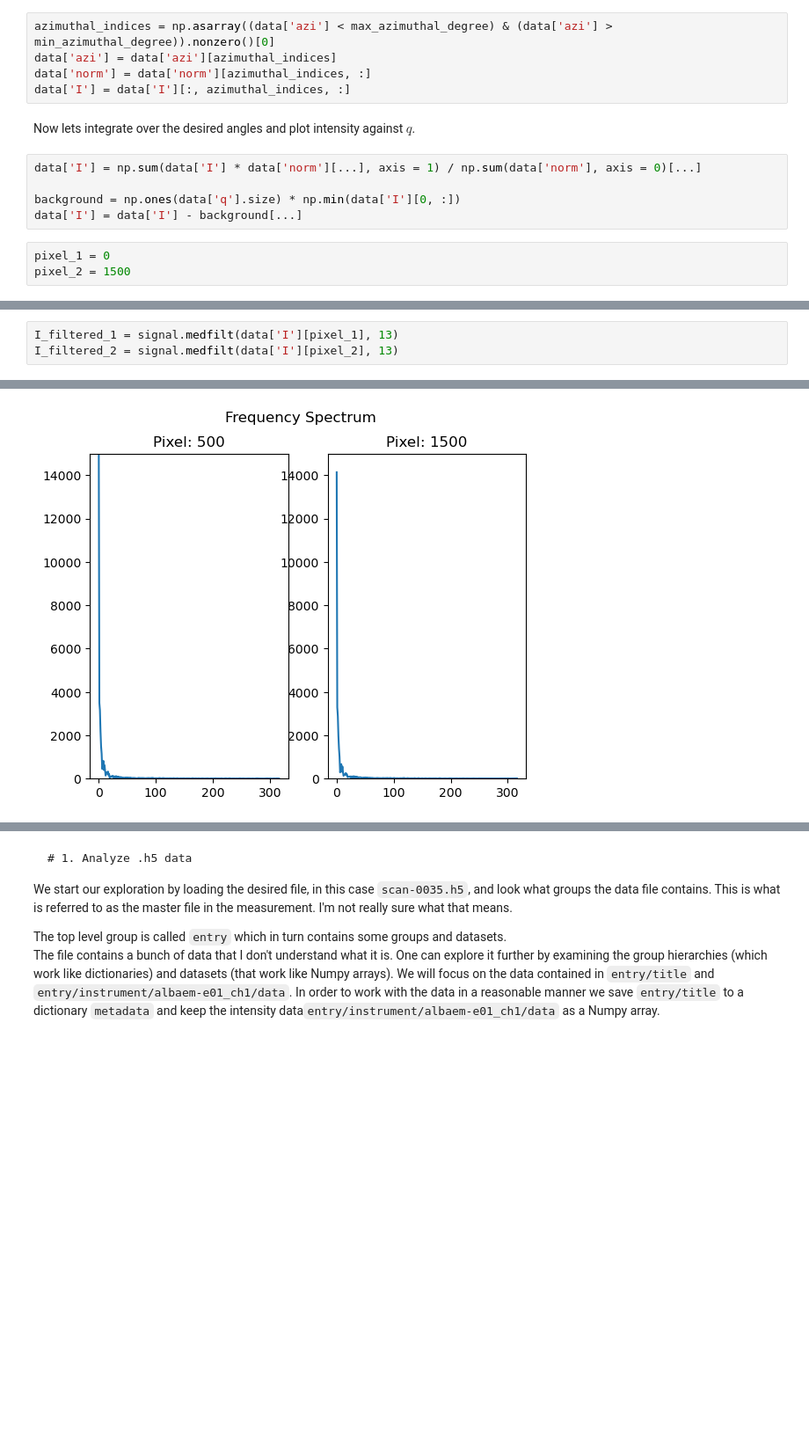
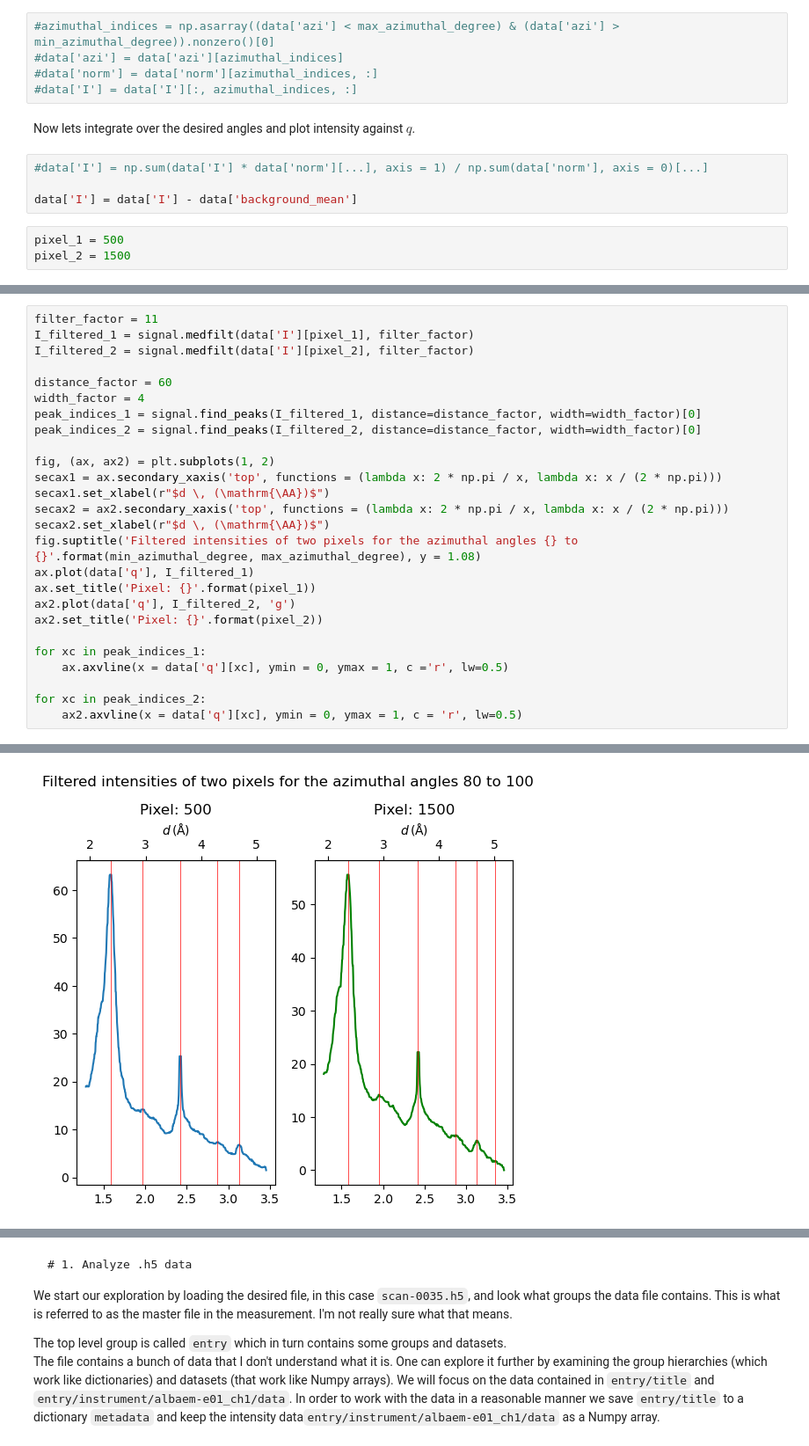
Before and after one commit to J-Holger/MVE386, a Jupyter notebook: chalmers/holger.ipynb, the cells around one changed output, grey strips where cells are left out. Shown at 88% size. Drawn from its saved outputs; the diff is of its cells as text; blank space fills up the shorter version.

```diff
--- a/chalmers/holger.ipynb
+++ b/chalmers/holger.ipynb
@@ -30,18 +33,17 @@ We will do this analysis by initially comparing two sample pixels. However, the
 
 Define two pixels and an interval for the azimuthal angles that defines the circle sector we should integrate over.
 # %%
-azimuthal_indices = np.asarray((data['azi'] < max_azimuthal_degree) & (data['azi'] > min_azimuthal_degree)).nonzero()[0]
-data['azi'] = data['azi'][azimuthal_indices]
-data['norm'] = data['norm'][azimuthal_indices, :]
-data['I'] = data['I'][:, azimuthal_indices, :]
+#azimuthal_indices = np.asarray((data['azi'] < max_azimuthal_degree) & (data['azi'] > min_azimuthal_degree)).nonzero()[0]
+#data['azi'] = data['azi'][azimuthal_indices]
+#data['norm'] = data['norm'][azimuthal_indices, :]
+#data['I'] = data['I'][:, azimuthal_indices, :]
 # %% [markdown]
 Now lets integrate over the desired angles and plot intensity against $q$.
 # %%
-data['I'] = np.sum(data['I'] * data['norm'][...], axis = 1) / np.sum(data['norm'], axis = 0)[...]
+#data['I'] = np.sum(data['I'] * data['norm'][...], axis = 1) / np.sum(data['norm'], axis = 0)[...]
 
-background = np.ones(data['q'].size) * np.min(data['I'][0, :])
-data['I'] = data['I'] - background[...]
+data['I'] = data['I'] - data['background_mean']
 # %%
-pixel_1 = 0
+pixel_1 = 500
 pixel_2 = 1500
 # %%
@@ -57,4 +59,27 @@ Text(0.5, 1.0, 'Pixel: 1500')
 # %%
-I_filtered_1 = signal.medfilt(data['I'][pixel_1], 13)
-I_filtered_2 = signal.medfilt(data['I'][pixel_2], 13)
+filter_factor = 11
+I_filtered_1 = signal.medfilt(data['I'][pixel_1], filter_factor)
+I_filtered_2 = signal.medfilt(data['I'][pixel_2], filter_factor)
+
+distance_factor = 60
+width_factor = 4
+peak_indices_1 = signal.find_peaks(I_filtered_1, distance=distance_factor, width=width_factor)[0]
+peak_indices_2 = signal.find_peaks(I_filtered_2, distance=distance_factor, width=width_factor)[0]
+
+fig, (ax, ax2) = plt.subplots(1, 2)
+secax1 = ax.secondary_xaxis('top', functions = (lambda x: 2 * np.pi / x, lambda x: x / (2 * np.pi)))
+secax1.set_xlabel(r"$d \, (\mathrm{\AA})$")
+secax2 = ax2.secondary_xaxis('top', functions = (lambda x: 2 * np.pi / x, lambda x: x / (2 * np.pi)))
+secax2.set_xlabel(r"$d \, (\mathrm{\AA})$")
+fig.suptitle('Filtered intensities of two pixels for the azimuthal angles {} to {}'.format(min_azimuthal_degree, max_azimuthal_degree), y = 1.08)
+ax.plot(data['q'], I_filtered_1)
+ax.set_title('Pixel: {}'.format(pixel_1))
+ax2.plot(data['q'], I_filtered_2, 'g')
+ax2.set_title('Pixel: {}'.format(pixel_2))
+
+for xc in peak_indices_1:
+    ax.axvline(x = data['q'][xc], ymin = 0, ymax = 1, c ='r', lw=0.5)
+
+for xc in peak_indices_2:
+    ax2.axvline(x = data['q'][xc], ymin = 0, ymax = 1, c = 'r', lw=0.5)
 # %% [output]
@@ -62,2 +86,2 @@ I_filtered_2 = signal.medfilt(data['I'][pixel_2], 13)
-[figure, old version]
+[figure, new version]
 # %%
```
Also changed, not shown: parts of 12 cells of this notebook, 1 other file.
